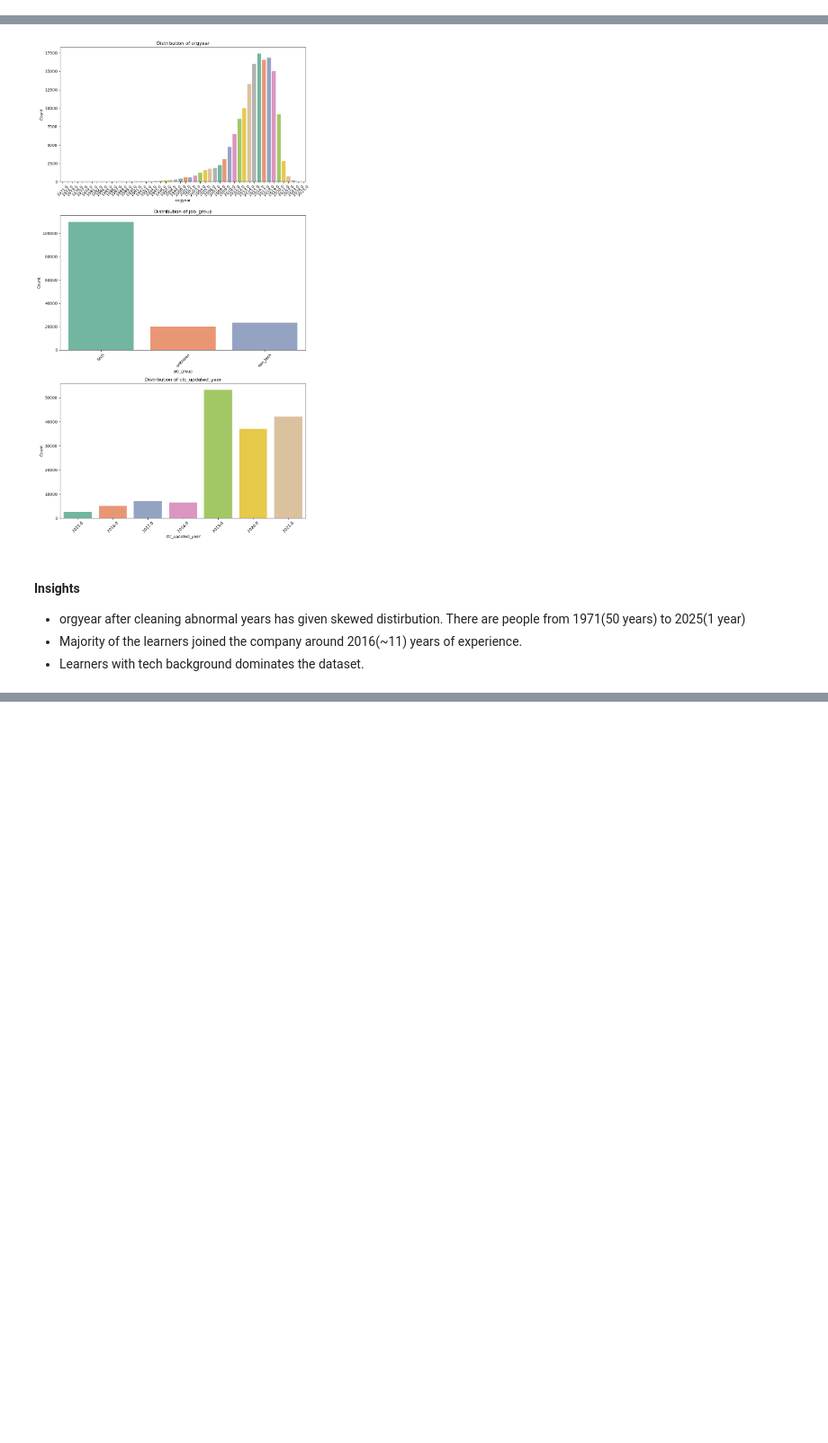
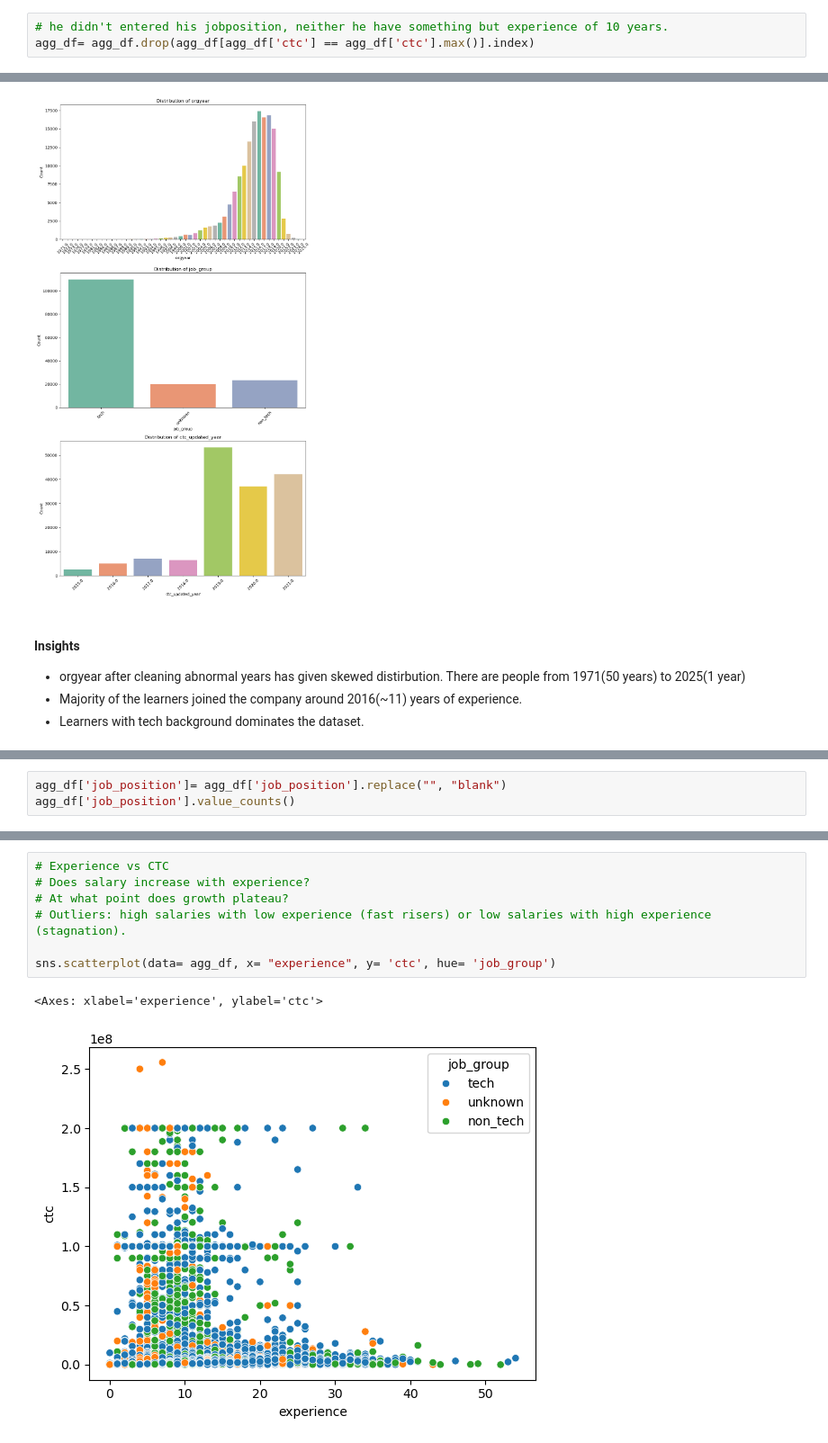
Before and after one commit to sayed-ashfaq/Scaler-Clustering, a Jupyter notebook: Scaler Clustering.ipynb, the cells around one changed output, grey strips where cells are left out. Shown at 90% size. Saved outputs shown, nothing was run; the diff lists cells and outputs as text; blank space fills up the shorter version.

```diff
--- a/Scaler Clustering.ipynb
+++ b/Scaler Clustering.ipynb
@@ -1095,3 +1040,6 @@ agg_df['orgyear'][(agg_df['orgyear'] > 2025) | (agg_df['orgyear'] <= 1970)] = me
+# %%
+# he didn't entered his jobposition, neither he have something but experience of 10 years.
+agg_df= agg_df.drop(agg_df[agg_df['ctc'] == agg_df['ctc'].max()].index)
 # %%
 cat_cols= ['orgyear', 'job_group', 'ctc_updated_year']
 
@@ -1116,0 +1076,3 @@ plt.show()
+# %%
+agg_df['job_position']= agg_df['job_position'].replace("", "blank")
+agg_df['job_position'].value_counts()
@@ -1116,0 +1105,10 @@ plt.show()
+# %%
+# Experience vs CTC
+# Does salary increase with experience?
+# At what point does growth plateau?
+# Outliers: high salaries with low experience (fast risers) or low salaries with high experience (stagnation).
+
+sns.scatterplot(data= agg_df, x= "experience", y= 'ctc', hue= 'job_group')
+# %% [output]
+<Axes: xlabel='experience', ylabel='ctc'>
+[figure, added]
```
Also changed, not shown: parts of 69 cells of this notebook, 2 other files.
